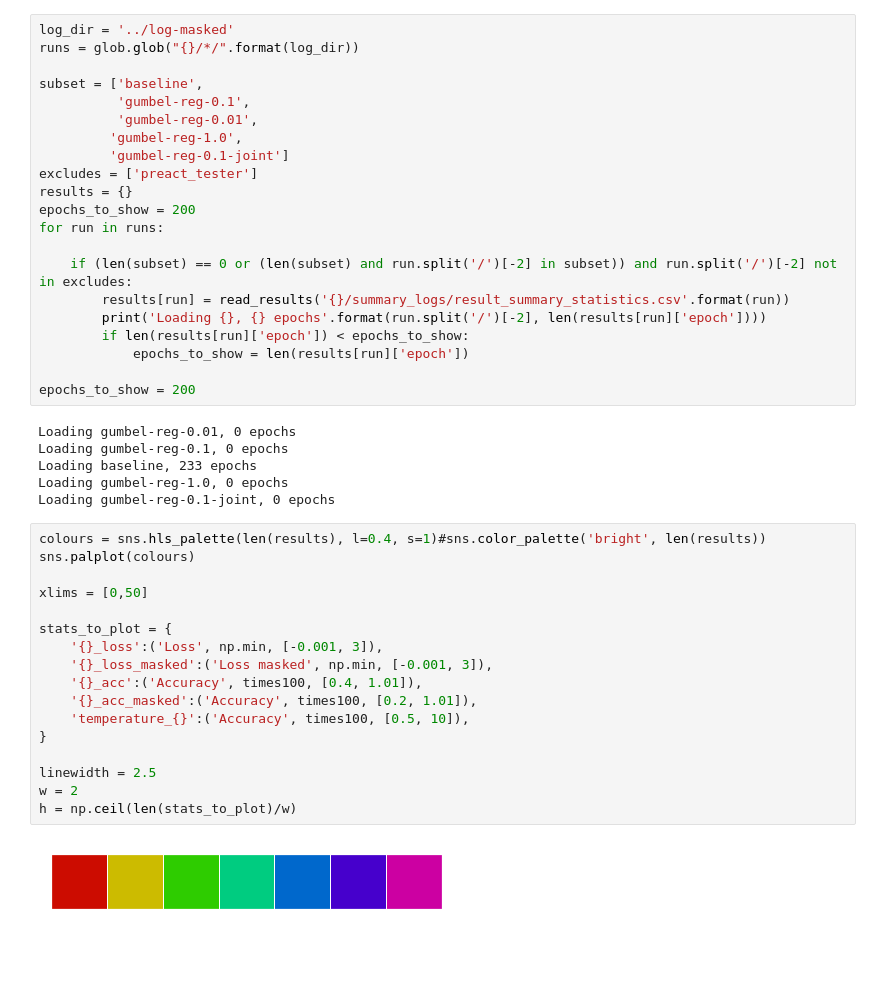
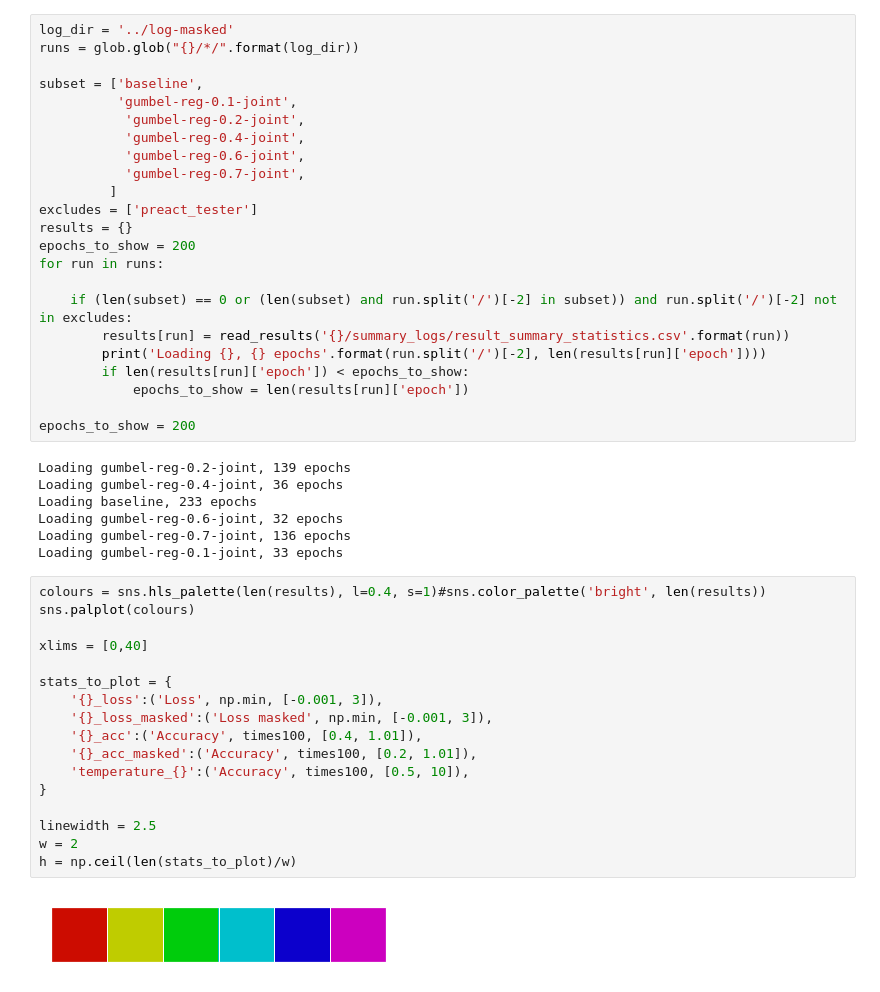
Before and after one commit to learning-luke/learning-augmentations, a Jupyter notebook: notebooks/plot_all_logs.ipynb, the cells around one changed output. Saved outputs shown, nothing was run; the diff lists cells and outputs as text; blank space fills up the shorter version.

```diff
--- a/notebooks/plot_all_logs.ipynb
+++ b/notebooks/plot_all_logs.ipynb
@@ -18,10 +21,12 @@ log_dir = '../log-masked'
 runs = glob.glob("{}/*/".format(log_dir))
 
 subset = ['baseline',
-          'gumbel-reg-0.1',
-          'gumbel-reg-0.01',
-         'gumbel-reg-1.0',
-         'gumbel-reg-0.1-joint']
+          'gumbel-reg-0.1-joint',
+           'gumbel-reg-0.2-joint',
+           'gumbel-reg-0.4-joint',
+           'gumbel-reg-0.6-joint',
+           'gumbel-reg-0.7-joint',
+         ]
 excludes = ['preact_tester']
 results = {}
 epochs_to_show = 200
@@ -35,30 +40,31 @@ for run in runs:
 
 epochs_to_show = 200
 # %% [output]
-Loading gumbel-reg-0.01, 0 epochs
-Loading gumbel-reg-0.1, 0 epochs
+Loading gumbel-reg-0.2-joint, 139 epochs
+Loading gumbel-reg-0.4-joint, 36 epochs
 Loading baseline, 233 epochs
-Loading gumbel-reg-1.0, 0 epochs
-Loading gumbel-reg-0.1-joint, 0 epochs
+Loading gumbel-reg-0.6-joint, 32 epochs
+Loading gumbel-reg-0.7-joint, 136 epochs
+Loading gumbel-reg-0.1-joint, 33 epochs
 # %%
 colours = sns.hls_palette(len(results), l=0.4, s=1)#sns.color_palette('bright', len(results))
 sns.palplot(colours)
 
-xlims = [0,50]
+xlims = [0,40]
 
 stats_to_plot = {
     '{}_loss':('Loss', np.min, [-0.001, 3]),
     '{}_loss_masked':('Loss masked', np.min, [-0.001, 3]),
     '{}_acc':('Accuracy', times100, [0.4, 1.01]),
     '{}_acc_masked':('Accuracy', times100, [0.2, 1.01]),
     'temperature_{}':('Accuracy', times100, [0.5, 10]),
 }
 
 linewidth = 2.5
 w = 2
 h = np.ceil(len(stats_to_plot)/w)
 # %% [output]
-[figure, old version]
+[figure, new version]
 # %%
 fig = plt.figure(figsize=(18, 9 * h))
 ploti = 1
```
Also changed, not shown: parts of 2 cells of this notebook, 3 other files.
